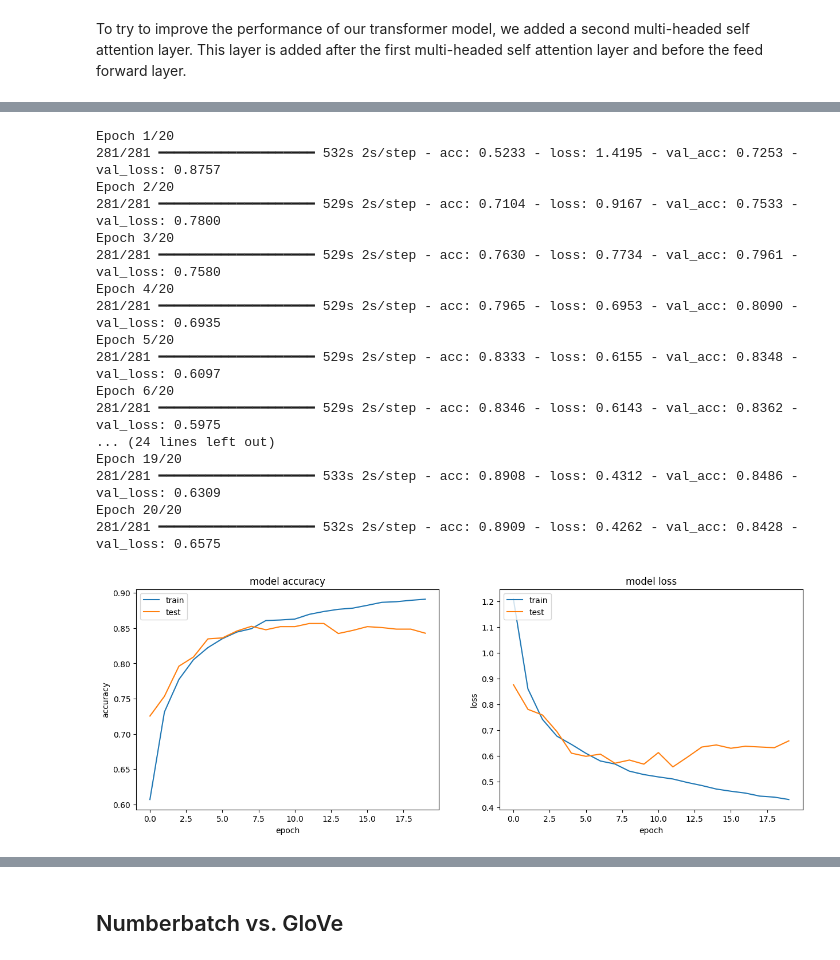
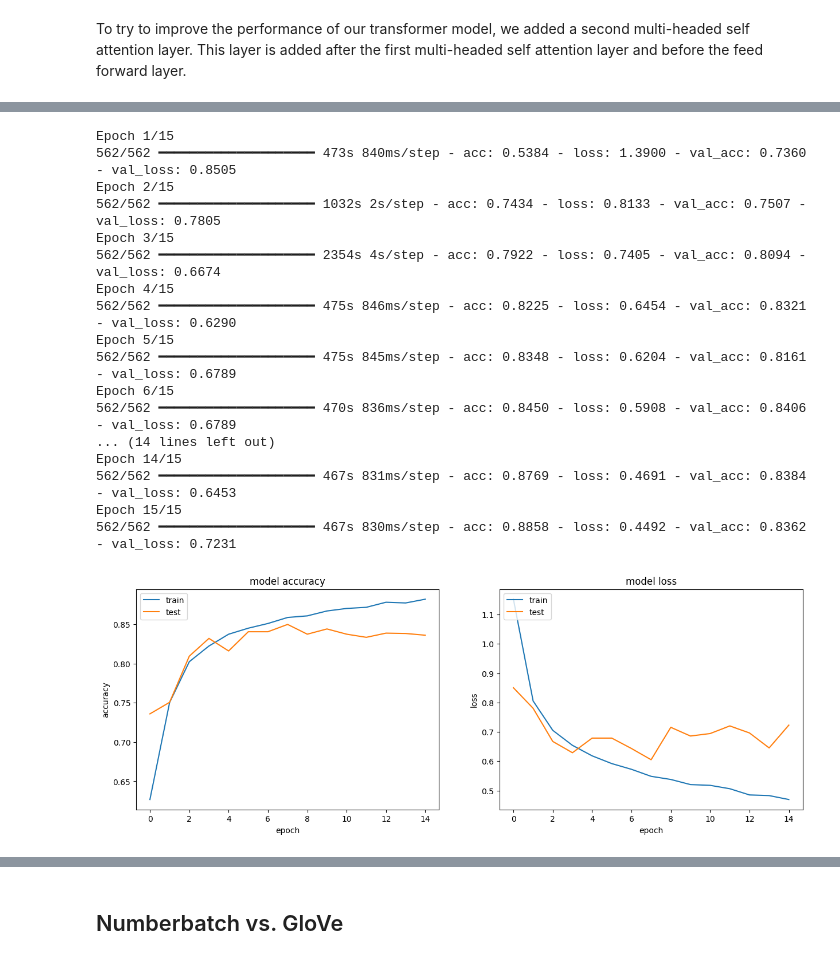
Before and after one commit to colew658/sequential_txt_clf, a Jupyter notebook: txt_clf.ipynb, the cells around one changed output, grey strips where cells are left out. Drawn from its saved outputs; the diff is of its cells as text; code cells hidden in the pictures.

```diff
--- a/txt_clf.ipynb
+++ b/txt_clf.ipynb
@@ -839,35 +865,35 @@ Model: "functional_12"
  Non-trainable params: 1,548,950 (5.91 MB)
 None
 # %%
-histories_extra5 = []
-tmp_extra5 = model_xformer20_extra5.fit(
-    X_train,
-    y_train_ohe,
-    validation_data=(X_test, y_test_ohe),
-    epochs=20,
-    batch_size=32,
-)
-histories_extra5.append(tmp_extra5)
+# histories_extra5 = []
+# tmp_extra5 = model_xformer20_extra5.fit(
+#     X_train,
+#     y_train_ohe,
+#     validation_data=(X_test, y_test_ohe),
+#     epochs=15,
+#     batch_size=16,
+# )
+# histories_extra5.append(tmp_extra5)
 
-visual_performance(histories_extra5)
+# visual_performance(histories_extra5)
 # %% [output]
-Epoch 1/20
-281/281 ━━━━━━━━━━━━━━━━━━━━ 532s 2s/step - acc: 0.5233 - loss: 1.4195 - val_acc: 0.7253 - val_loss: 0.8757
-Epoch 2/20
-281/281 ━━━━━━━━━━━━━━━━━━━━ 529s 2s/step - acc: 0.7104 - loss: 0.9167 - val_acc: 0.7533 - val_loss: 0.7800
-Epoch 3/20
-281/281 ━━━━━━━━━━━━━━━━━━━━ 529s 2s/step - acc: 0.7630 - loss: 0.7734 - val_acc: 0.7961 - val_loss: 0.7580
-Epoch 4/20
-281/281 ━━━━━━━━━━━━━━━━━━━━ 529s 2s/step - acc: 0.7965 - loss: 0.6953 - val_acc: 0.8090 - val_loss: 0.6935
-Epoch 5/20
-281/281 ━━━━━━━━━━━━━━━━━━━━ 529s 2s/step - acc: 0.8333 - loss: 0.6155 - val_acc: 0.8348 - val_loss: 0.6097
-Epoch 6/20
-281/281 ━━━━━━━━━━━━━━━━━━━━ 529s 2s/step - acc: 0.8346 - loss: 0.6143 - val_acc: 0.8362 - val_loss: 0.5975
-... (24 lines left out)
-Epoch 19/20
-281/281 ━━━━━━━━━━━━━━━━━━━━ 533s 2s/step - acc: 0.8908 - loss: 0.4312 - val_acc: 0.8486 - val_loss: 0.6309
-Epoch 20/20
-281/281 ━━━━━━━━━━━━━━━━━━━━ 532s 2s/step - acc: 0.8909 - loss: 0.4262 - val_acc: 0.8428 - val_loss: 0.6575
+Epoch 1/15
+562/562 ━━━━━━━━━━━━━━━━━━━━ 473s 840ms/step - acc: 0.5384 - loss: 1.3900 - val_acc: 0.7360 - val_loss: 0.8505
+Epoch 2/15
+562/562 ━━━━━━━━━━━━━━━━━━━━ 1032s 2s/step - acc: 0.7434 - loss: 0.8133 - val_acc: 0.7507 - val_loss: 0.7805
+Epoch 3/15
+562/562 ━━━━━━━━━━━━━━━━━━━━ 2354s 4s/step - acc: 0.7922 - loss: 0.7405 - val_acc: 0.8094 - val_loss: 0.6674
+Epoch 4/15
+562/562 ━━━━━━━━━━━━━━━━━━━━ 475s 846ms/step - acc: 0.8225 - loss: 0.6454 - val_acc: 0.8321 - val_loss: 0.6290
+Epoch 5/15
+562/562 ━━━━━━━━━━━━━━━━━━━━ 475s 845ms/step - acc: 0.8348 - loss: 0.6204 - val_acc: 0.8161 - val_loss: 0.6789
+Epoch 6/15
+562/562 ━━━━━━━━━━━━━━━━━━━━ 470s 836ms/step - acc: 0.8450 - loss: 0.5908 - val_acc: 0.8406 - val_loss: 0.6789
+... (14 lines left out)
+Epoch 14/15
+562/562 ━━━━━━━━━━━━━━━━━━━━ 467s 831ms/step - acc: 0.8769 - loss: 0.4691 - val_acc: 0.8384 - val_loss: 0.6453
+Epoch 15/15
+562/562 ━━━━━━━━━━━━━━━━━━━━ 467s 830ms/step - acc: 0.8858 - loss: 0.4492 - val_acc: 0.8362 - val_loss: 0.7231
-[figure, old version]
+[figure, new version]
 # %%
 # model_xformer20_extra5.save("models/model5.keras")
```
Also changed, not shown: parts of 31 cells of this notebook, 7 other files.
